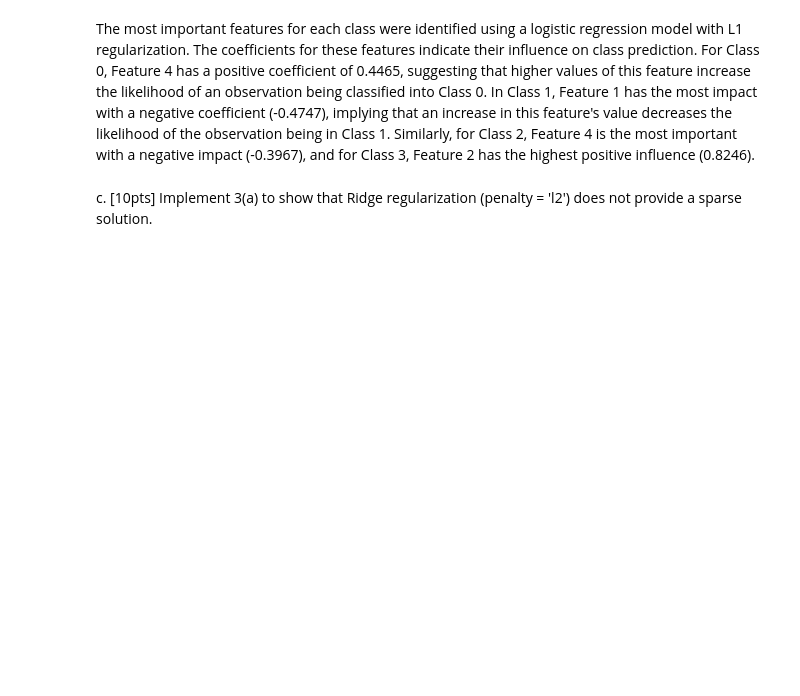
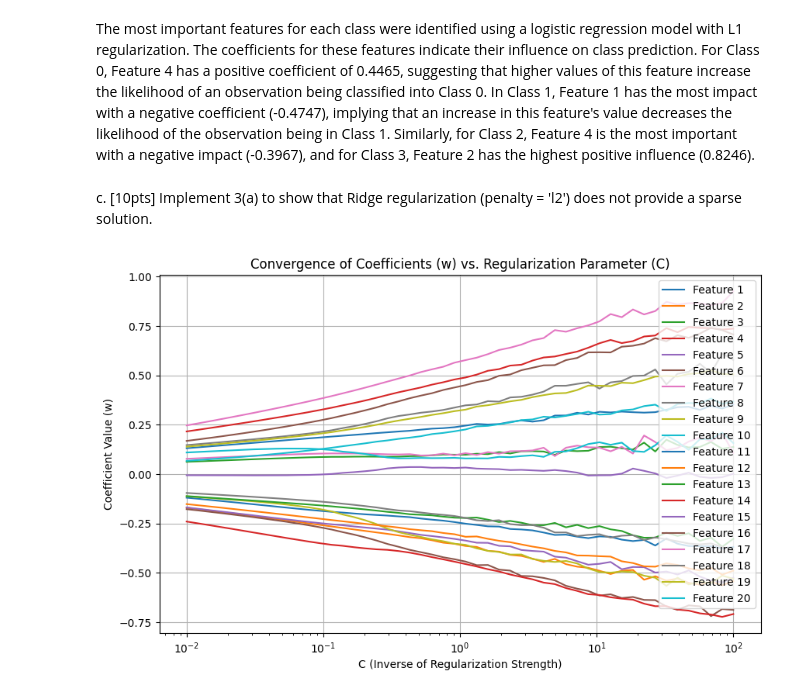
Before and after one commit to bs333/cs559, a Jupyter notebook: CS559 - Homework/hw2/sid_bhatia_hw2.ipynb, the cells around one changed output. Saved outputs shown, nothing was run; the diff lists cells and outputs as text; code cells hidden in the pictures; blank space fills up the shorter version.

Commit message:
Solve 3a.

```diff
--- a/CS559 - Homework/hw2/sid_bhatia_hw2.ipynb
+++ b/CS559 - Homework/hw2/sid_bhatia_hw2.ipynb
@@ -278,3 +278,31 @@ Class 3: Most important feature is Feature 2 with coefficient 0.8246
 The most important features for each class were identified using a logistic regression model with L1 regularization. The coefficients for these features indicate their influence on class prediction. For Class 0, Feature 4 has a positive coefficient of 0.4465, suggesting that higher values of this feature increase the likelihood of an observation being classified into Class 0. In Class 1, Feature 1 has the most impact with a negative coefficient (-0.4747), implying that an increase in this feature's value decreases the likelihood of the observation being in Class 1. Similarly, for Class 2, Feature 4 is the most important with a negative impact (-0.3967), and for Class 3, Feature 2 has the highest positive influence (0.8246).
 # %% [markdown]
 c. [10pts] Implement 3(a) to show that Ridge regularization (penalty = 'l2') does not provide a sparse solution.
+# %%
+from sklearn.linear_model import LogisticRegression
+import matplotlib.pyplot as plt
+
+C_values = np.logspace(-2, 2, 50)
+
+coefficients = []
+
+for C in C_values:
+    clf = LogisticRegression(penalty='l2', solver='saga', C=C, max_iter=1000)
+    clf.fit(X, y)
+    coefficients.append(clf.coef_.flatten())
+
+coefficients = np.array(coefficients)
+
+plt.figure(figsize=(10, 6))
+for i in range(coefficients.shape[1]):
+    plt.plot(C_values, coefficients[:, i], label=f'Feature {i+1}')
+
+plt.xscale('log')
+plt.xlabel('C (Inverse of Regularization Strength)')
+plt.ylabel('Coefficient Value (w)')
+plt.title('Convergence of Coefficients (w) vs. Regularization Parameter (C)')
+plt.legend()
+plt.grid(True)
+plt.show()
+# %% [output]
+[figure, added]
```
Also changed, not shown: parts of 2 cells of this notebook.
